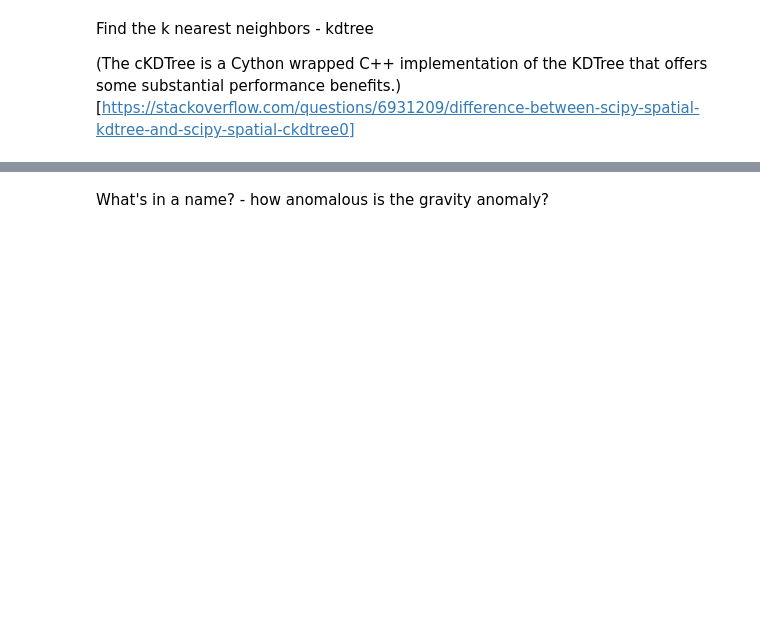
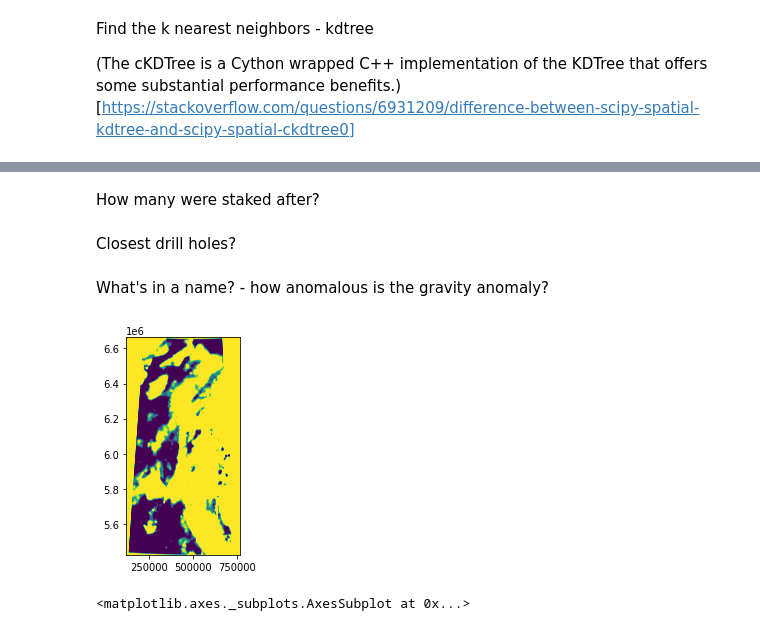
Before and after one commit to nshea3/geostats, a Jupyter notebook: faith_in_gravity_SK/explore_data.ipynb, the cells around one changed output, grey strips where cells are left out. Saved outputs shown, nothing was run; the diff lists cells and outputs as text; code cells hidden in the pictures; blank space fills up the shorter version.

```diff
--- a/faith_in_gravity_SK/explore_data.ipynb
+++ b/faith_in_gravity_SK/explore_data.ipynb
@@ -105,2 +107,21 @@ map
+# %% [markdown]
+How many were staked after?
+# %% [markdown]
+Closest drill holes?
 # %% [markdown]
 What's in a name? - how anomalous is the gravity anomaly?
+# %%
+import rasterio
+from rasterio.plot import show
+
+import matplotlib.pyplot as plt
+
+%matplotlib inline
+
+
+bouger_raster = rasterio.open('data/Gravity_bouger_anomaly/Gravity_bouger_anomaly.tif')
+
+show(bouger_raster, adjust=True)
+# %% [output]
+[figure, added]
+<matplotlib.axes._subplots.AxesSubplot at 0x...>
```
Also changed, not shown: parts of 7 cells of this notebook, 1 other file.
